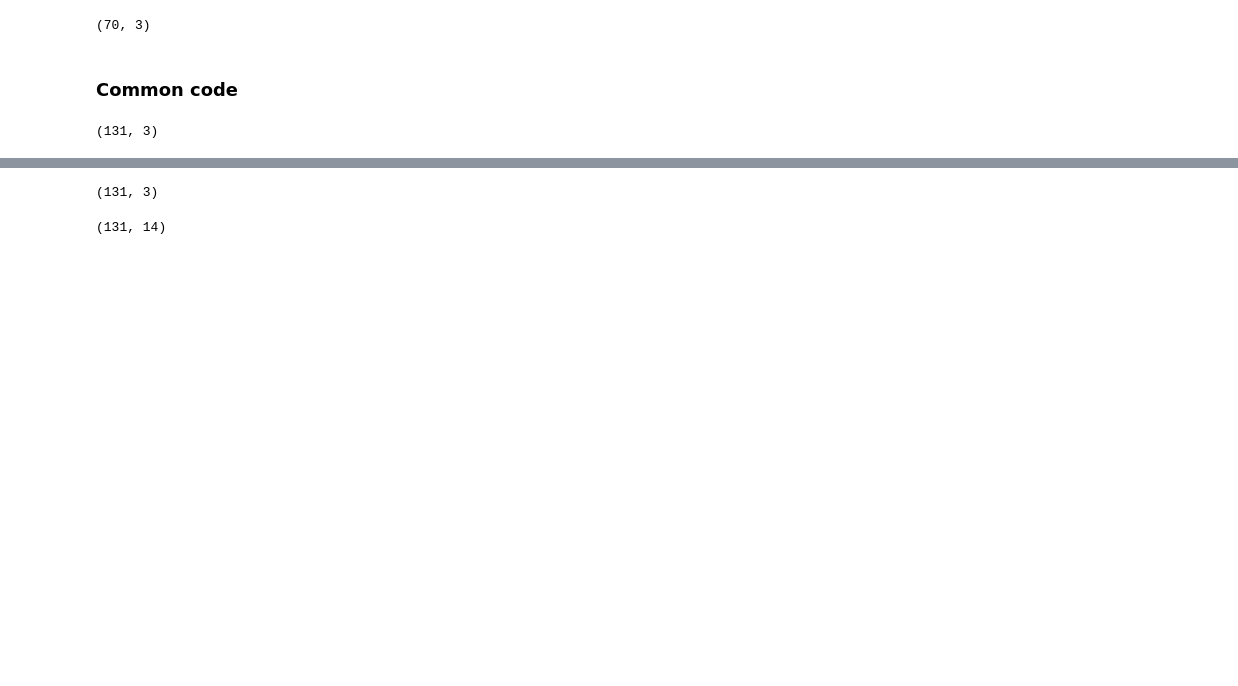
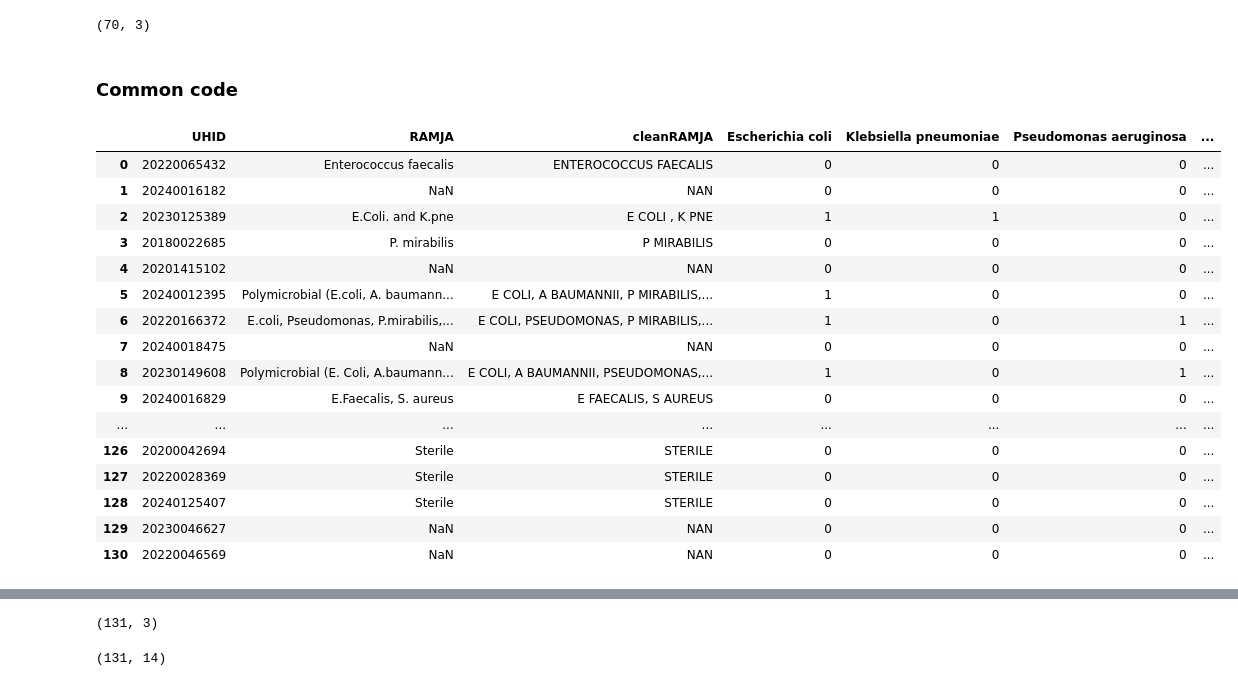
Before and after one commit to neeliit/DiagnosticsPy, a Jupyter notebook: comparision.ipynb, the cells around one changed output, grey strips where cells are left out. Drawn from its saved outputs; the diff is of its cells as text; code cells hidden in the pictures; blank space fills up the shorter version.

```diff
--- a/comparision.ipynb
+++ b/comparision.ipynb
@@ -163,7 +163,61 @@ df_R_infec.shape
 (70, 3)
 # %% [markdown]
 ### Common code
-# %%
-data.shape
-# %% [output]
-(131, 3)
+# %%
+def processdata(data, test):
+    #.........Get UHID and Test ata only..........#
+    df = data[['UHID',test]]
+
+    #........Clean the columns AIIMS and RAMJA names......#
+    df['clean'+test] = df[test].apply(cleanup)
+
+    #...........Get individual bactrial data for infection and serility......#
+    genus = ["ESCHER","KLEBS","PSEUDO","ACINE","PROT","ENTER","AURE","SAPRO","STERI","CONTA","NAN"]
+    species = ["COLI", "PNE", "AERUGI", "BAUM", "MIRABIL", "FAECALI", "AUREUS", "SAPROPHY", "STERI","CONTA","NAN"]
+    for s1, s2 in zip(genus,species):
+        df[s2] = df['clean'+test].apply(lambda x: check(x, s1, s2))
+
+    df.rename(columns=bacteriatypes, inplace=True) #change column names
+
+    #....add a column named 'Others' contain values other than assigend catagories
+    df['Others'] = (df[['Escherichia coli','Klebsiella pneumoniae','Pseudomonas aeruginosa','Acinetobacter baumannii','Proteus mirabilis','Enterococcus faecalis','Staphylococcus aureus','Staphylococcus saprophyticus','Sterile','Contamination','NAN']] == 0).all(axis=1).astype(int)
+
+    #...Get all infections positive (bacteria + others ) in AIIMS
+    df['Infection'] = (df[['Escherichia coli','Klebsiella pneumoniae','Pseudomonas aeruginosa','Acinetobacter baumannii','Proteus mirabilis','Enterococcus faecalis','Staphylococcus aureus','Staphylococcus saprophyticus','Others']] == 1).any(axis=1).astype(int)
+
+    #...Get all Negatives (Sterile + contaminated ) in AIIMS
+    df['NoInfection'] = (df[['Sterile','Contamination']] == 1).any(axis=1).astype(int)
+
+    return df
+# %%
+test = ['RAMJA', 'AIIMS']  # Use either 'AIIMS' or 'RAMJA'
+
+# Create a dictionary to store results dynamically
+df_dict = {}
+
+# Store the result with a dynamic key
+for t in test:
+    df_dict['df' + t] = processdata(data, t)
+
+# Access the result using the key
+#df_dict['df' + test].head()
+# %%
+df_dict['dfRAMJA']
+# %% [output]
+|  | UHID | RAMJA | cleanRAMJA | Escherichia coli | Klebsiella pneumoniae | Pseudomonas aeruginosa | ... |
+| 0 | 20220065432 | Enterococcus faecalis | ENTEROCOCCUS FAECALIS | 0 | 0 | 0 | ... |
+| 1 | 20240016182 | NaN | NAN | 0 | 0 | 0 | ... |
+| 2 | 20230125389 | E.Coli. and K.pne | E COLI , K PNE | 1 | 1 | 0 | ... |
+| 3 | 20180022685 | P. mirabilis | P MIRABILIS | 0 | 0 | 0 | ... |
+| 4 | 20201415102 | NaN | NAN | 0 | 0 | 0 | ... |
+| 5 | 20240012395 | Polymicrobial (E.coli, A. baumann... | E COLI, A BAUMANNII, P MIRABILIS,... | 1 | 0 | 0 | ... |
+| 6 | 20220166372 | E.coli, Pseudomonas, P.mirabilis,... | E COLI, PSEUDOMONAS, P MIRABILIS,... | 1 | 0 | 1 | ... |
+| 7 | 20240018475 | NaN | NAN | 0 | 0 | 0 | ... |
+| 8 | 20230149608 | Polymicrobial (E. Coli, A.baumann... | E COLI, A BAUMANNII, PSEUDOMONAS,... | 1 | 0 | 1 | ... |
+| 9 | 20240016829 | E.Faecalis, S. aureus | E FAECALIS, S AUREUS | 0 | 0 | 0 | ... |
+| ... | ... | ... | ... | ... | ... | ... | ... |
+| 126 | 20200042694 | Sterile | STERILE | 0 | 0 | 0 | ... |
+| 127 | 20220028369 | Sterile | STERILE | 0 | 0 | 0 | ... |
+| 128 | 20240125407 | Sterile | STERILE | 0 | 0 | 0 | ... |
+| 129 | 20230046627 | NaN | NAN | 0 | 0 | 0 | ... |
+| 130 | 20220046569 | NaN | NAN | 0 | 0 | 0 | ... |
```
Also changed, not shown: parts of 6 cells of this notebook.
